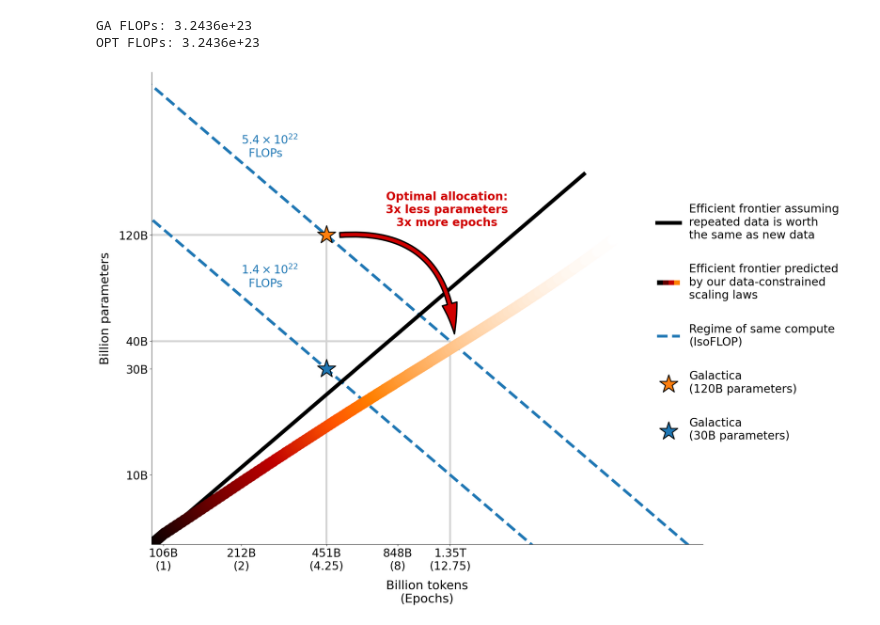
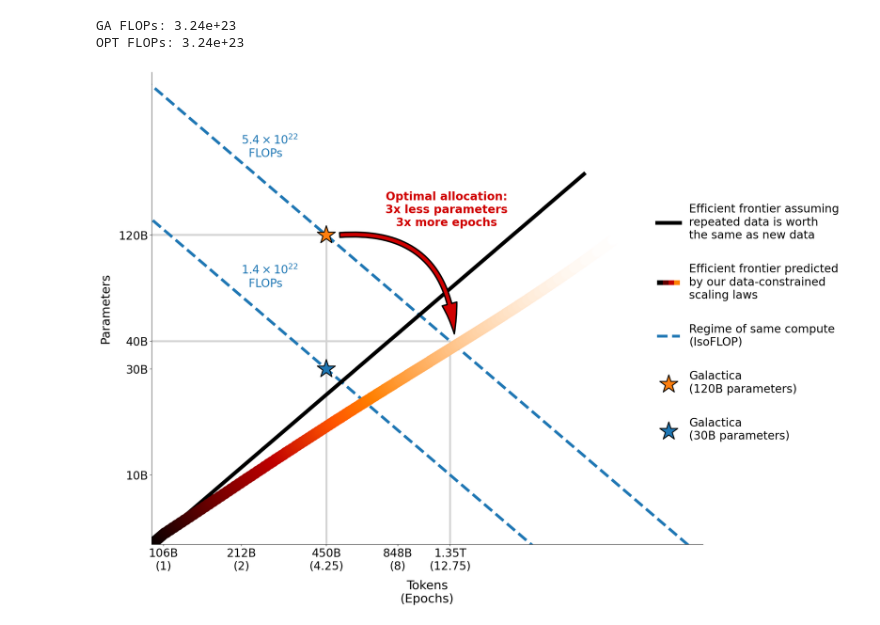
Before and after one commit to huggingface/datablations, a Jupyter notebook: plotstables/galactica.ipynb, the cells around one changed output. Cells and saved outputs as stored; diff of their text form; code cells hidden in the pictures.

Commit message:
Update plots

```diff
--- a/plotstables/galactica.ipynb
+++ b/plotstables/galactica.ipynb
@@ -76,8 +76,8 @@ x_ticks = [x / UT for x in x_ticks]
 ax.set_xticks(x_ticks, x_ticks_str)
 """
 
-x_ticks = [UT, UT*2, UT*4.25, UT*8, 1351500000000.0]
-x_ticks_str = ["106B\n(1)", "212B\n(2)", "451B\n(4.25)", "848B\n(8)", "1.35T\n(12.75)"]
+x_ticks = [UT, UT*2, 450e9, UT*8, 1351500000000.0]
+x_ticks_str = ["106B\n(1)", "212B\n(2)", "450B\n(4.25)", "848B\n(8)", "1.35T\n(12.75)"]
 x_ticks = [np.log10(x/UT) for x in x_ticks]
 ax.set_xticks(x_ticks, x_ticks_str)
 ax.set_xlim(np.log10(0.9), np.log10(120))
@@ -225,8 +225,10 @@ ax.annotate(
 
 # Galactica
 ut_g = 106e9
-ep_g = 4.25
-t_g = ep_g * ut_g
+#ep_g = 4.25
+#t_g = ep_g * ut_g
+t_g = 450e9
+ep_g = t_g / ut_g
 
 params_g = [125e6, 1.3e9, 6.7e9, 30e9, 120e9][3:]
 params_g_str = ["125M", "1.3B", "6.7B", "30B", "120B"][3:]
@@ -367,35 +369,35 @@ class HandlerColorLineCollection(HandlerLineCollection):
                      transform=trans)
         lc.set_array(x)
         lc.set_linewidth(artist.get_linewidth())
         return [lc]
 
 # https://stackoverflow.com/questions/31478077/how-to-make-two-markers-share-the-same-label-in-the-legend-using-matplotlib
 from matplotlib.legend_handler import HandlerTuple
 legend = fig.legend(
     handles,
     labels,
     loc=(0.74,0.3),#"lower center",#(0,-0.3),
     ncol=1,
     frameon=False,
     fontsize=FONTSIZE,
     handler_map={to_map: HandlerColorLineCollection(numpoints=4), tuple: HandlerTuple(ndivide=None)},
     labelspacing=2,
 )
 
 #plt.subplots_adjust(wspace=0.3, bottom=0.3)#, right=0.9)
 plt.subplots_adjust(right=0.8)
 
 ax.spines['right'].set_visible(False)
 ax.spines['top'].set_visible(False)
 
-ax.set_xlabel('Billion tokens\n(Epochs)', fontsize=FONTSIZE+2, labelpad=16)
-ax.set_ylabel("Billion parameters", fontsize=FONTSIZE+2, labelpad=16)
+ax.set_xlabel('Tokens\n(Epochs)', fontsize=FONTSIZE+2, labelpad=16)
+ax.set_ylabel("Parameters", fontsize=FONTSIZE+2, labelpad=16)
 
 plt.savefig(f"galactica.pdf", bbox_inches="tight", dpi=300)
 plt.savefig(f"galactica.png", bbox_inches="tight", dpi=300)
 
 plt.show()
 # %% [output]
-GA FLOPs: 3.2436e+23
-OPT FLOPs: 3.2436e+23
+GA FLOPs: 3.24e+23
+OPT FLOPs: 3.24e+23
-[figure, old version]
+[figure, new version]
```
Also changed, not shown: 5 other files.
